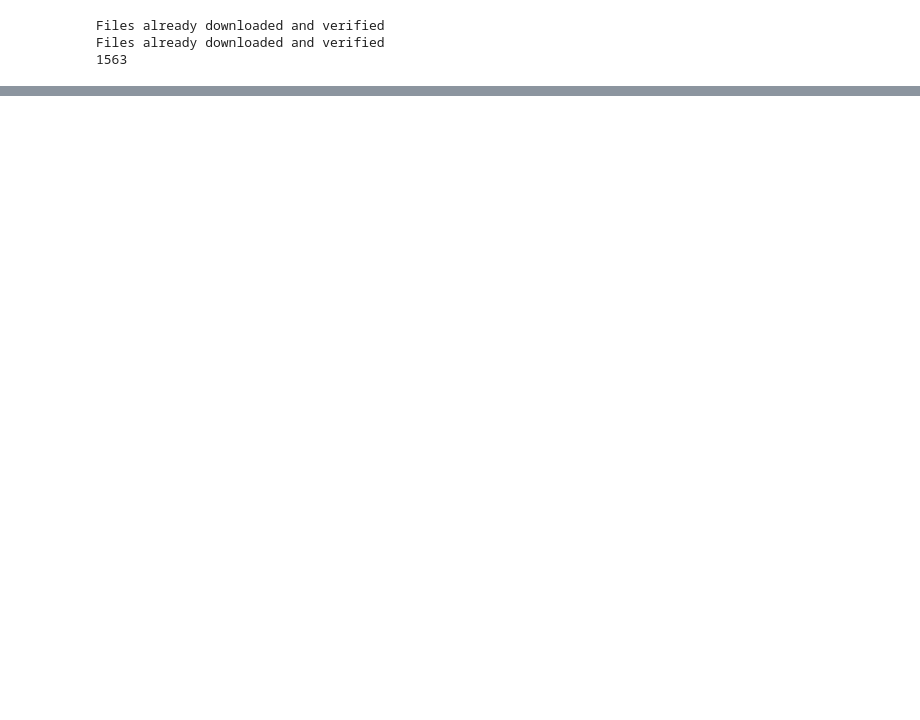
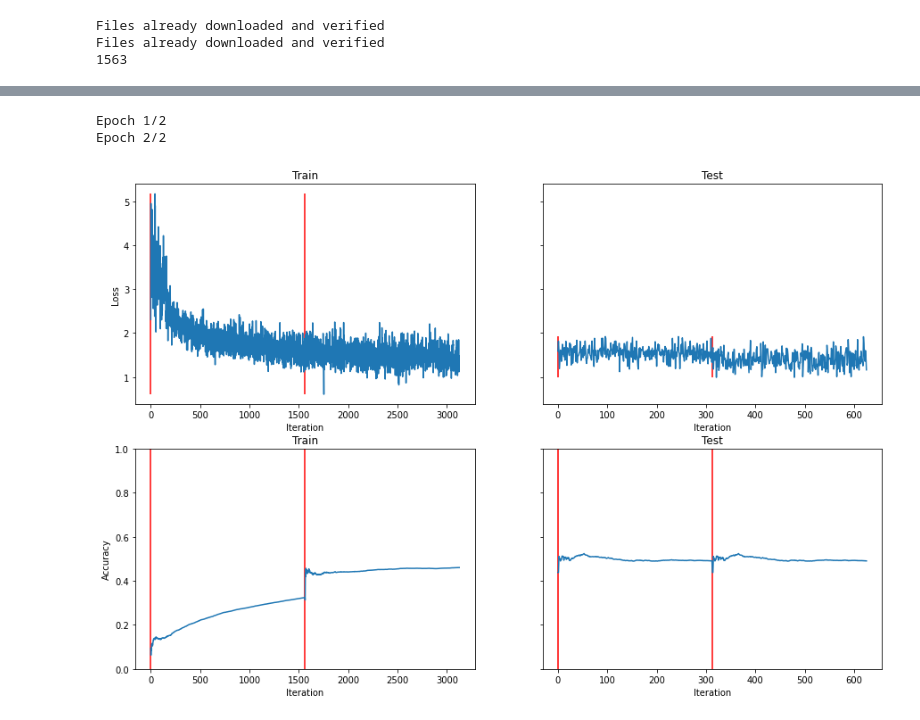
Before and after one commit to BuiniyYarik/Optimization_Project, a Jupyter notebook: torch_experiments/complex_expirements.ipynb, the cells around one changed output, grey strips where cells are left out. Cells and saved outputs as stored; diff of their text form; code cells hidden in the pictures; blank space fills up the shorter version.

Commit message:
theory SGD experiment & plot

```diff
--- a/torch_experiments/complex_expirements.ipynb
+++ b/torch_experiments/complex_expirements.ipynb
@@ -76,0 +39,3 @@ Epoch 9/10
+# %%
+N_EPOCHS = 2
+loss_fn = nn.CrossEntropyLoss()
@@ -76,0 +65,40 @@ Epoch 9/10
+# %%
+train_loader = CustomDataLoader(train_dataset, batch_size=BATCH_SIZE)
+test_loader = CustomDataLoader(test_dataset, batch_size=BATCH_SIZE)
+
+theor_sgd_data = experiment(train_loader, test_loader)
+data.append(theor_sgd_data)
+labels.append("Theoretical SGD")
+# %% [output]
+Epoch 1/2
+Epoch 2/2
+# %%
+fig, axs = plt.subplots(nrows=2, ncols=2, figsize=(15, 10), sharey='row')
+for epoch in range(N_EPOCHS):
+        axs[0][0].vlines(epoch * len(train_loader), min(data[0][0]), max(data[0][0]), colors='r')
+        axs[0][1].vlines(epoch * len(test_loader), min(data[0][2]), max(data[0][2]), colors='r')
+
+        axs[1][0].vlines(epoch * len(train_loader), 0, 1, colors='r')
+        axs[1][1].vlines(epoch * len(test_loader), 0, 1, colors='r')
+
+axs[0][0].set_xlabel("Iteration")
+axs[0][1].set_xlabel("Iteration")
+axs[0][0].set_ylabel("Loss")
+axs[0][0].set_title("Train")
+axs[0][1].set_title("Test")
+for i, (train_loss_data, train_acc_data, test_loss_data, test_acc_data) in enumerate(data):
+    axs[0][0].plot(train_loss_data)
+    axs[0][1].plot(test_loss_data)
+    axs[1][0].plot(train_acc_data)
+    axs[1][1].plot(test_acc_data)
+
+axs[1][0].set_xlabel("Iteration")
+axs[1][1].set_xlabel("Iteration")
+axs[1][0].set_ylabel("Accuracy")
+axs[1][0].set_title("Train")
+axs[1][1].set_title("Test")
+axs[1][0].set_ylim((0, 1))
+axs[1][1].set_ylim((0, 1))
+plt.show()
+# %% [output]
+[figure, added]
```
Also changed, not shown: parts of 3 cells of this notebook, 1 other file.
